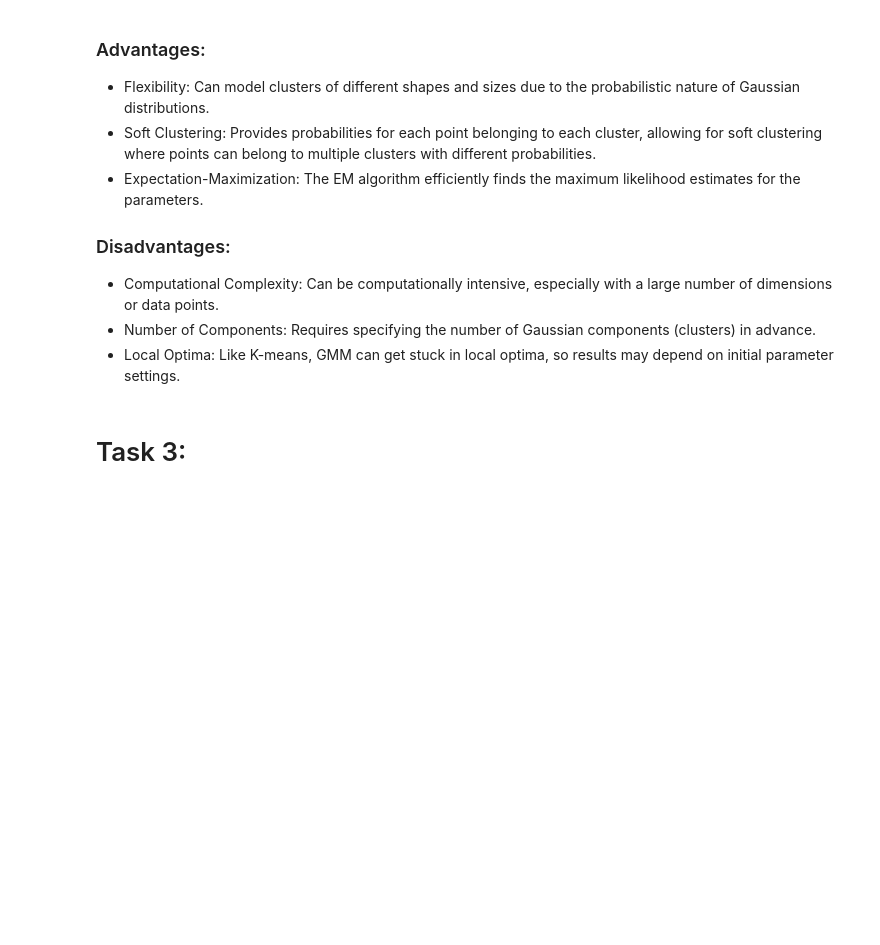
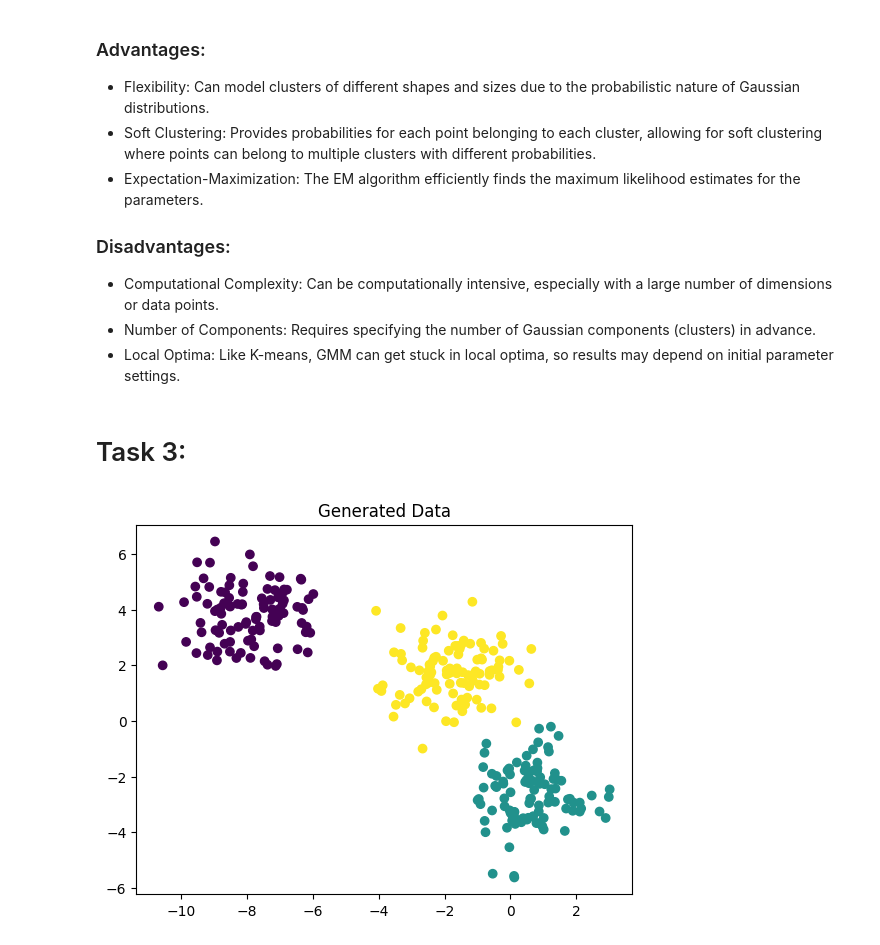
Before and after one commit to Makarasaki/ML_lab, a Jupyter notebook: lab_5/lab5_Leder.ipynb, the cells around one changed output. Cells and saved outputs as stored; diff of their text form; code cells hidden in the pictures; blank space fills up the shorter version.

```diff
--- a/lab_5/lab5_Leder.ipynb
+++ b/lab_5/lab5_Leder.ipynb
@@ -657,4 +657,19 @@ Gaussian Mixture Models use a mixture of several Gaussian distributions to model
 - Local Optima: Like K-means, GMM can get stuck in local optima, so results may depend on initial parameter settings.
 # %% [markdown]
 # Task 3:
+# %%
+import numpy as np
+import matplotlib.pyplot as plt
+from sklearn.datasets import make_blobs
+
+n_samples = 300
+n_features = 2
+n_clusters = 3
+X, y = make_blobs(n_samples=n_samples, centers=n_clusters, n_features=n_features, random_state=np.random.randint(0, 100))
+
+plt.scatter(X[:, 0], X[:, 1], c=y, cmap='viridis')
+plt.title('Generated Data')
+plt.show()
+# %% [output]
+[figure, added]
 # %%
```
Also changed, not shown: parts of 2 cells of this notebook.
